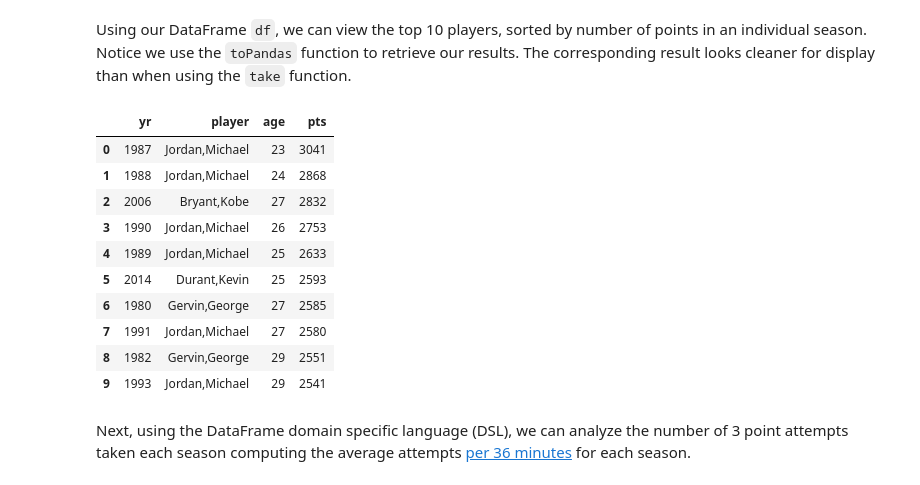
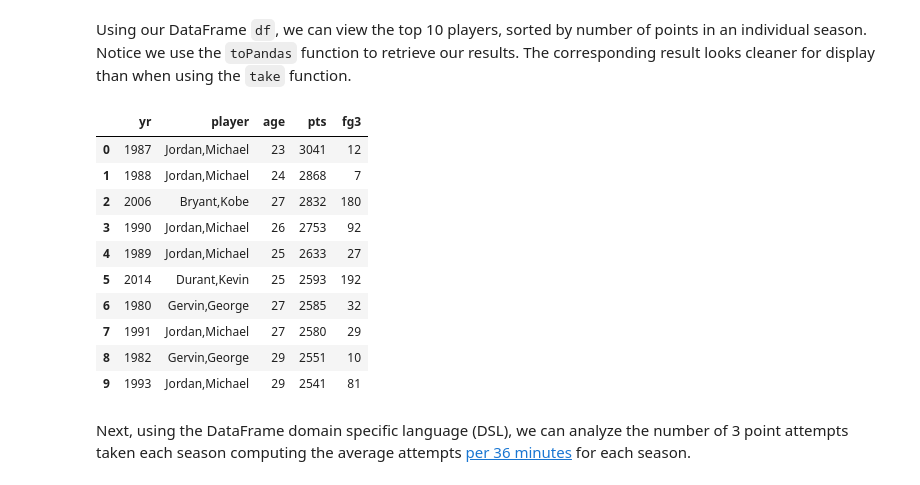
Before and after one commit to crawles/spark-nba-analytics, a Jupyter notebook: nba_spark.ipynb, the cells around one changed output. Cells and saved outputs as stored; diff of their text form; code cells hidden in the pictures.

```diff
--- a/nba_spark.ipynb
+++ b/nba_spark.ipynb
@@ -72,19 +75,19 @@ DataFrame[_c0: int, player: string, pos: string, age: int, team_id: string, g: i
 # %% [markdown]
 Using our DataFrame `df`, we can view the top 10 players, sorted by number of points in an individual season. Notice we use the `toPandas` function to retrieve our results. The corresponding result looks cleaner for display than when using the `take` function.
 # %%
-df.orderBy('pts',ascending = False).limit(10).toPandas()[['yr','player','age','pts']]
+df.orderBy('pts',ascending = False).limit(10).toPandas()[['yr','player','age','pts','fg3']]
 # %% [output]
-|  | yr | player | age | pts |
-| 0 | 1987 | Jordan,Michael | 23 | 3041 |
-| 1 | 1988 | Jordan,Michael | 24 | 2868 |
-| 2 | 2006 | Bryant,Kobe | 27 | 2832 |
-| 3 | 1990 | Jordan,Michael | 26 | 2753 |
-| 4 | 1989 | Jordan,Michael | 25 | 2633 |
-| 5 | 2014 | Durant,Kevin | 25 | 2593 |
-| 6 | 1980 | Gervin,George | 27 | 2585 |
-| 7 | 1991 | Jordan,Michael | 27 | 2580 |
-| 8 | 1982 | Gervin,George | 29 | 2551 |
-| 9 | 1993 | Jordan,Michael | 29 | 2541 |
+|  | yr | player | age | pts | fg3 |
+| 0 | 1987 | Jordan,Michael | 23 | 3041 | 12 |
+| 1 | 1988 | Jordan,Michael | 24 | 2868 | 7 |
+| 2 | 2006 | Bryant,Kobe | 27 | 2832 | 180 |
+| 3 | 1990 | Jordan,Michael | 26 | 2753 | 92 |
+| 4 | 1989 | Jordan,Michael | 25 | 2633 | 27 |
+| 5 | 2014 | Durant,Kevin | 25 | 2593 | 192 |
+| 6 | 1980 | Gervin,George | 27 | 2585 | 32 |
+| 7 | 1991 | Jordan,Michael | 27 | 2580 | 29 |
+| 8 | 1982 | Gervin,George | 29 | 2551 | 10 |
+| 9 | 1993 | Jordan,Michael | 29 | 2541 | 81 |
 # %% [markdown]
 Next, using the DataFrame domain specific language (DSL), we can analyze the number of 3 point attempts taken each season computing the average attempts [per 36 minutes](http://www.basketball-reference.com/leagues/NBA_2016_per_minute.html) for each season.
 # %%
```
Also changed, not shown: parts of 7 cells of this notebook.
